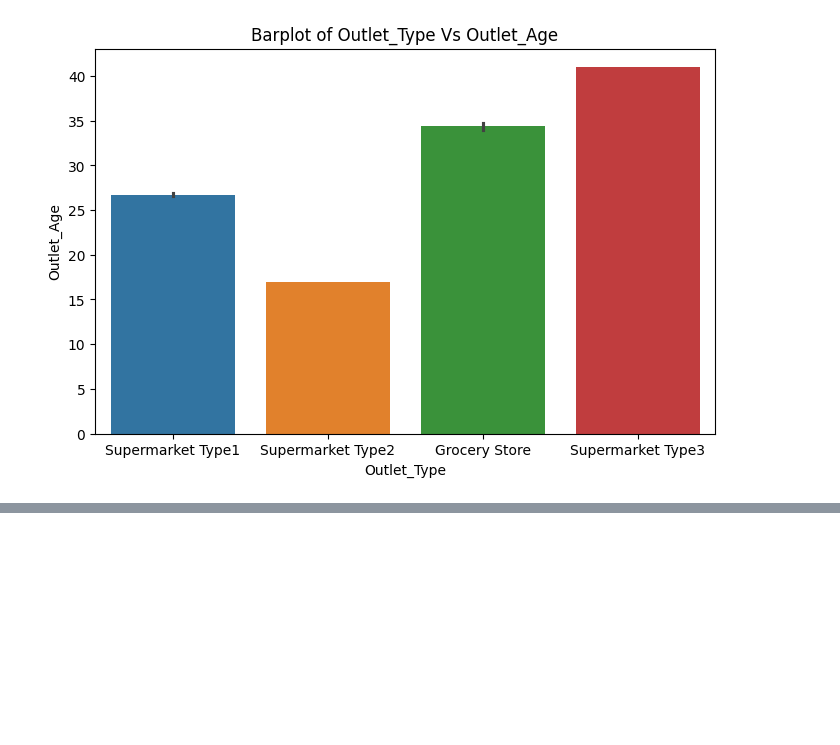
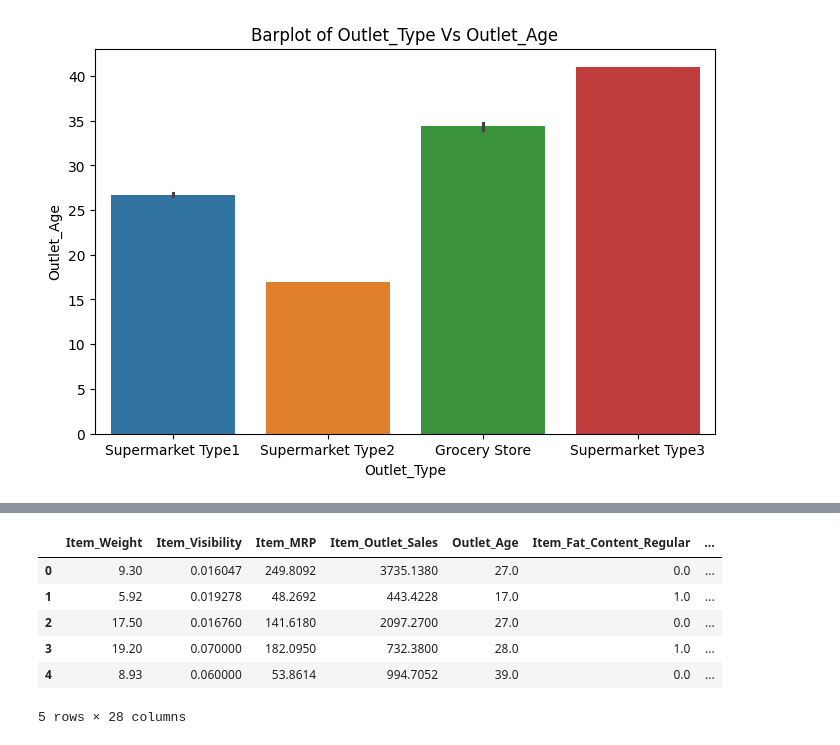
Before and after one commit to abhifg/Bigmart-Stores-Sales-Prediction, a Jupyter notebook: notebook/EDA_Bigmart_Stores_Sales_Predictin.ipynb, the cells around one changed output, grey strips where cells are left out. Drawn from its saved outputs; the diff is of its cells as text; code cells hidden in the pictures; blank space fills up the shorter version.

```diff
--- a/notebook/EDA_Bigmart_Stores_Sales_Predictin.ipynb
+++ b/notebook/EDA_Bigmart_Stores_Sales_Predictin.ipynb
@@ -255,0 +269,5 @@ sns.barplot(x='Outlet_Type',y='Outlet_Age',data=df,hue='Outlet_Type')
+# %%
+sorted(df['Item_Visibility'])
+quartile1,quartile3=np.percentile(df['Item_Visibility'],[25,75])
+print(f"Value of first quartile: {quartile1}")
+print(f"Value of third quartile: {quartile3}")
@@ -255,0 +277,3 @@ sns.barplot(x='Outlet_Type',y='Outlet_Age',data=df,hue='Outlet_Type')
+# %%
+iqr=quartile3-quartile1
+print(f"Interquartile Range: {iqr}")
@@ -255,0 +282,5 @@ sns.barplot(x='Outlet_Type',y='Outlet_Age',data=df,hue='Outlet_Type')
+# %%
+lower_fence=quartile1 - (1.5*iqr)
+upper_fence=quartile3 + (1.5*iqr)
+print(f"Lower fence: {lower_fence}")
+print(f"Upper fence: {upper_fence}")
@@ -255,0 +290,3 @@ sns.barplot(x='Outlet_Type',y='Outlet_Age',data=df,hue='Outlet_Type')
+# %%
+new_df=df[(df['Item_Visibility']>lower_fence) & (df['Item_Visibility']<upper_fence)]
+new_df.shape
@@ -255,0 +317,17 @@ sns.barplot(x='Outlet_Type',y='Outlet_Age',data=df,hue='Outlet_Type')
+# %%
+categorical_columns=df.select_dtypes(include=['object']).columns.tolist()
+
+encoder=OneHotEncoder(sparse_output=False,drop='first')
+encoded_data=encoder.fit_transform(new_df[categorical_columns])
+onehot_df=pd.DataFrame(encoded_data,columns=encoder.get_feature_names_out(categorical_columns))
+df_encoded=pd.concat([new_df,onehot_df],axis=1)
+df_encoded.drop(categorical_columns,axis=1,inplace=True)
+df_encoded.head()
+# %% [output]
+|  | Item_Weight | Item_Visibility | Item_MRP | Item_Outlet_Sales | Outlet_Age | Item_Fat_Content_Regular | ... |
+| 0 | 9.30 | 0.016047 | 249.8092 | 3735.1380 | 27.0 | 0.0 | ... |
+| 1 | 5.92 | 0.019278 | 48.2692 | 443.4228 | 17.0 | 1.0 | ... |
+| 2 | 17.50 | 0.016760 | 141.6180 | 2097.2700 | 27.0 | 0.0 | ... |
+| 3 | 19.20 | 0.070000 | 182.0950 | 732.3800 | 28.0 | 1.0 | ... |
+| 4 | 8.93 | 0.060000 | 53.8614 | 994.7052 | 39.0 | 0.0 | ... |
+5 rows × 28 columns
```
Also changed, not shown: parts of 29 cells of this notebook, 2 other files.
